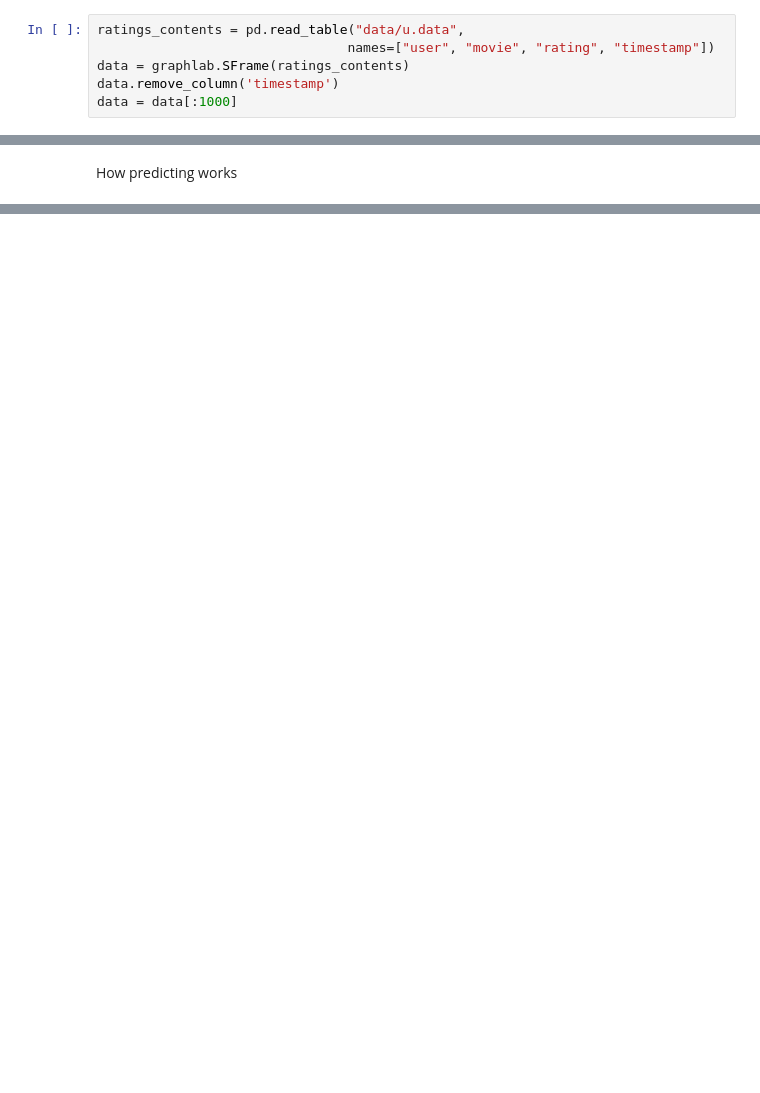
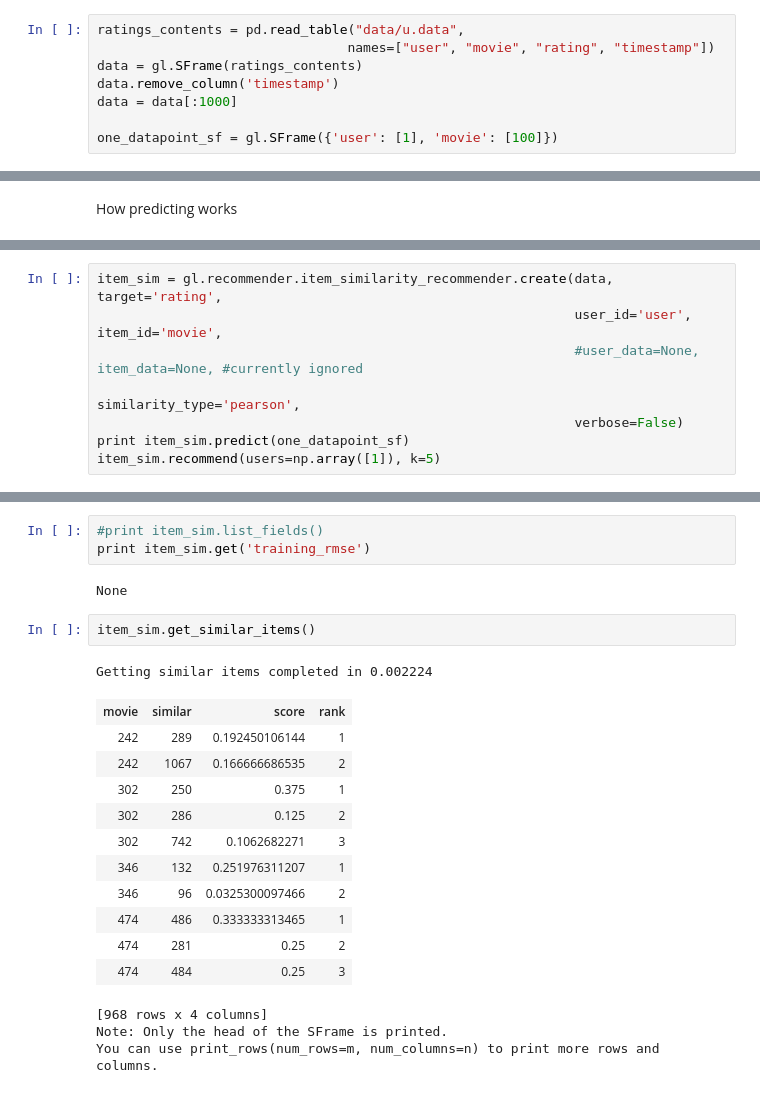
Before and after one commit to luckamolkova/data_science, a Jupyter notebook: recommenders.ipynb, the cells around one changed output, grey strips where cells are left out. Saved outputs shown, nothing was run; the diff lists cells and outputs as text; blank space fills up the shorter version.

Commit message:
add recommenders, scraping, mongo

```diff
--- a/recommenders.ipynb
+++ b/recommenders.ipynb
@@ -121,6 +133,8 @@ Data
 # %%
 ratings_contents = pd.read_table("data/u.data",
                                 names=["user", "movie", "rating", "timestamp"])
-data = graphlab.SFrame(ratings_contents)
+data = gl.SFrame(ratings_contents)
 data.remove_column('timestamp')
 data = data[:1000]
+
+one_datapoint_sf = gl.SFrame({'user': [1], 'movie': [100]})
@@ -177,0 +223,8 @@ print pred[0]
+# %%
+item_sim = gl.recommender.item_similarity_recommender.create(data, target='rating',
+                                                             user_id='user', item_id='movie',
+                                                             #user_data=None, item_data=None, #currently ignored
+                                                             similarity_type='pearson',
+                                                             verbose=False)
+print item_sim.predict(one_datapoint_sf)
+item_sim.recommend(users=np.array([1]), k=5)
@@ -177,0 +241,23 @@ print pred[0]
+# %%
+#print item_sim.list_fields()
+print item_sim.get('training_rmse')
+# %% [output]
+None
+# %%
+item_sim.get_similar_items()
+# %% [output]
+Getting similar items completed in 0.002224
+| movie | similar | score | rank |
+| 242 | 289 | 0.192450106144 | 1 |
+| 242 | 1067 | 0.166666686535 | 2 |
+| 302 | 250 | 0.375 | 1 |
+| 302 | 286 | 0.125 | 2 |
+| 302 | 742 | 0.1062682271 | 3 |
+| 346 | 132 | 0.251976311207 | 1 |
+| 346 | 96 | 0.0325300097466 | 2 |
+| 474 | 486 | 0.333333313465 | 1 |
+| 474 | 281 | 0.25 | 2 |
+| 474 | 484 | 0.25 | 3 |
+[968 rows x 4 columns]
+Note: Only the head of the SFrame is printed.
+You can use print_rows(num_rows=m, num_columns=n) to print more rows and columns.
```
Also changed, not shown: parts of 22 cells of this notebook, 1 other file.
